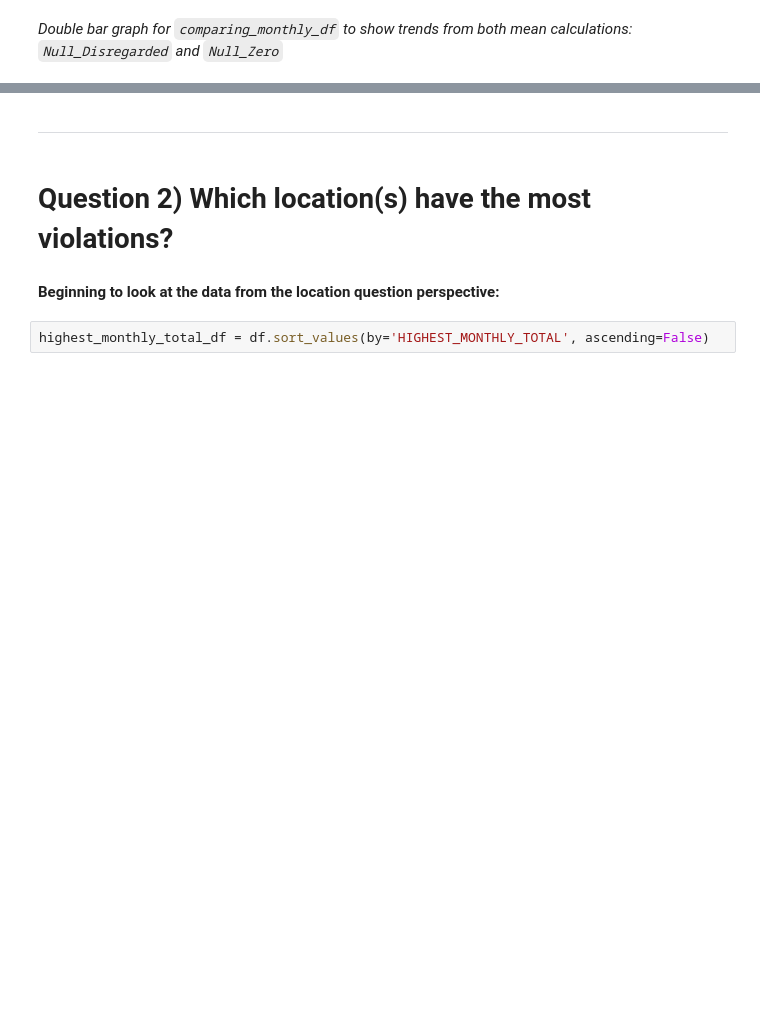
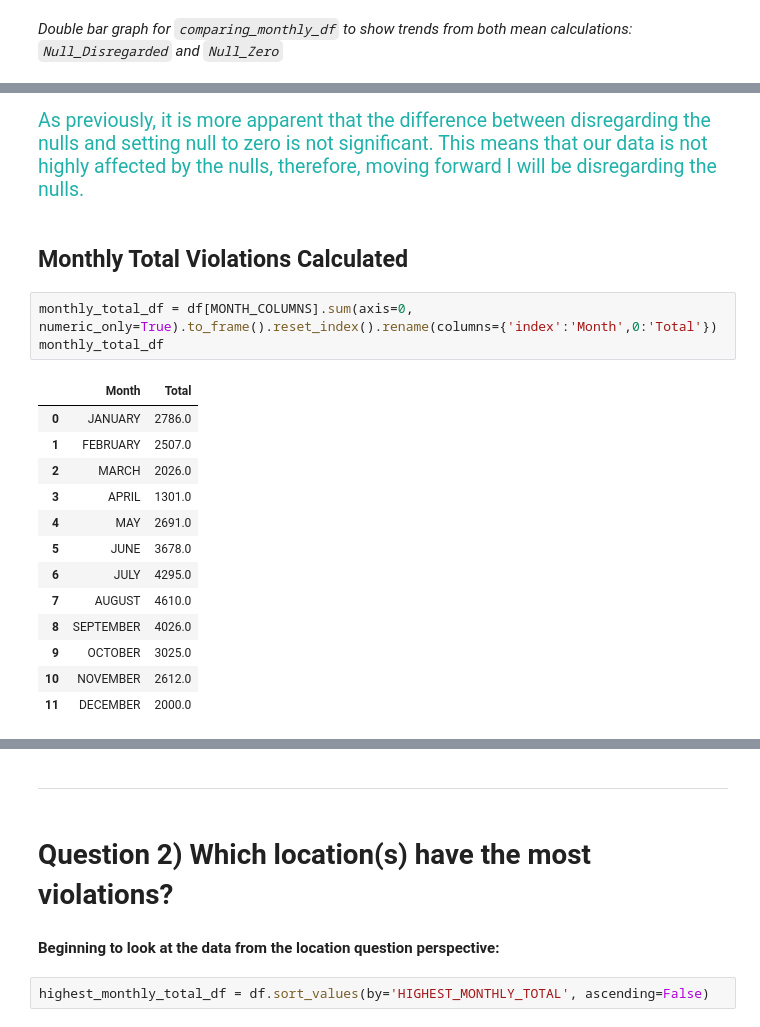
Before and after one commit to anjawu/ottawa-red-light-violations, a Jupyter notebook: ottawa-redlight-violations-analysis-2020.ipynb, the cells around one changed output, grey strips where cells are left out. Cells and saved outputs as stored; diff of their text form; blank space fills up the shorter version.

```diff
--- a/ottawa-redlight-violations-analysis-2020.ipynb
+++ b/ottawa-redlight-violations-analysis-2020.ipynb
@@ -387,0 +373,23 @@ plt.show()
+# %% [markdown]
+<span style="color:lightseagreen; font-size:1.3em;">
+	As previously, it is more apparent that the difference between disregarding the nulls and setting null to zero is not significant. This means that our data is not highly affected by the nulls, therefore, moving forward I will be disregarding the nulls.
+</span>
+# %% [markdown]
+## Monthly Total Violations Calculated
+# %%
+monthly_total_df = df[MONTH_COLUMNS].sum(axis=0, numeric_only=True).to_frame().reset_index().rename(columns={'index':'Month',0:'Total'})
+monthly_total_df
+# %% [output]
+|  | Month | Total |
+| 0 | JANUARY | 2786.0 |
+| 1 | FEBRUARY | 2507.0 |
+| 2 | MARCH | 2026.0 |
+| 3 | APRIL | 1301.0 |
+| 4 | MAY | 2691.0 |
+| 5 | JUNE | 3678.0 |
+| 6 | JULY | 4295.0 |
+| 7 | AUGUST | 4610.0 |
+| 8 | SEPTEMBER | 4026.0 |
+| 9 | OCTOBER | 3025.0 |
+| 10 | NOVEMBER | 2612.0 |
+| 11 | DECEMBER | 2000.0 |
```
Also changed, not shown: parts of 106 cells of this notebook.
